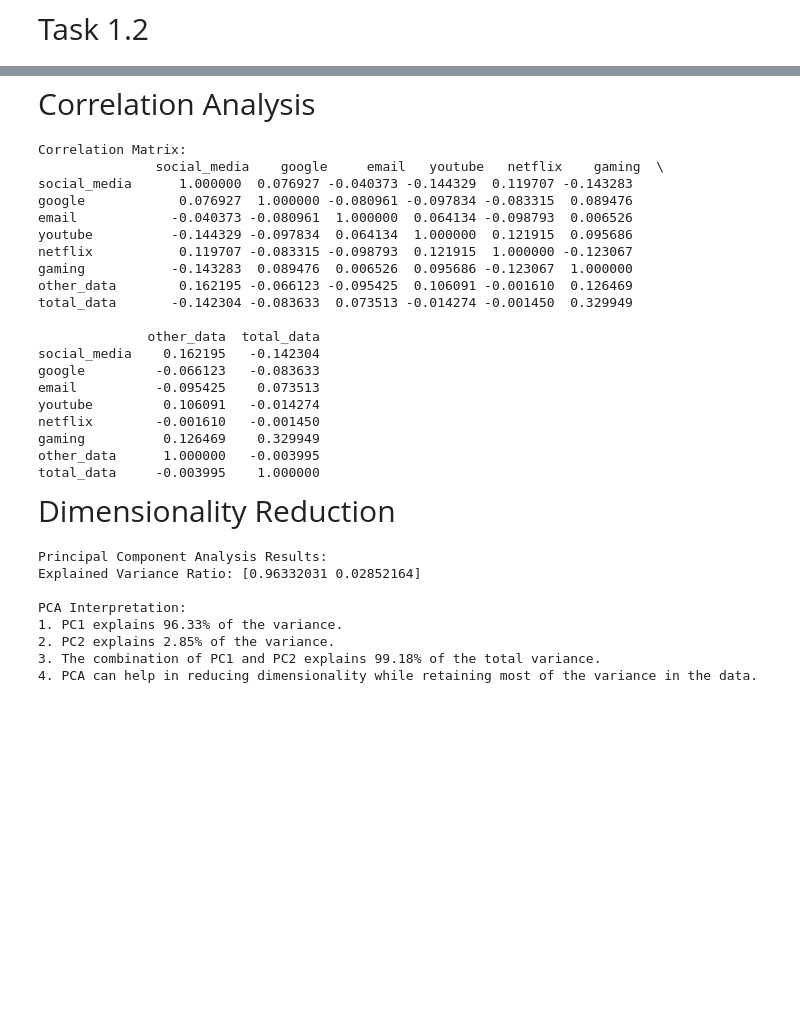
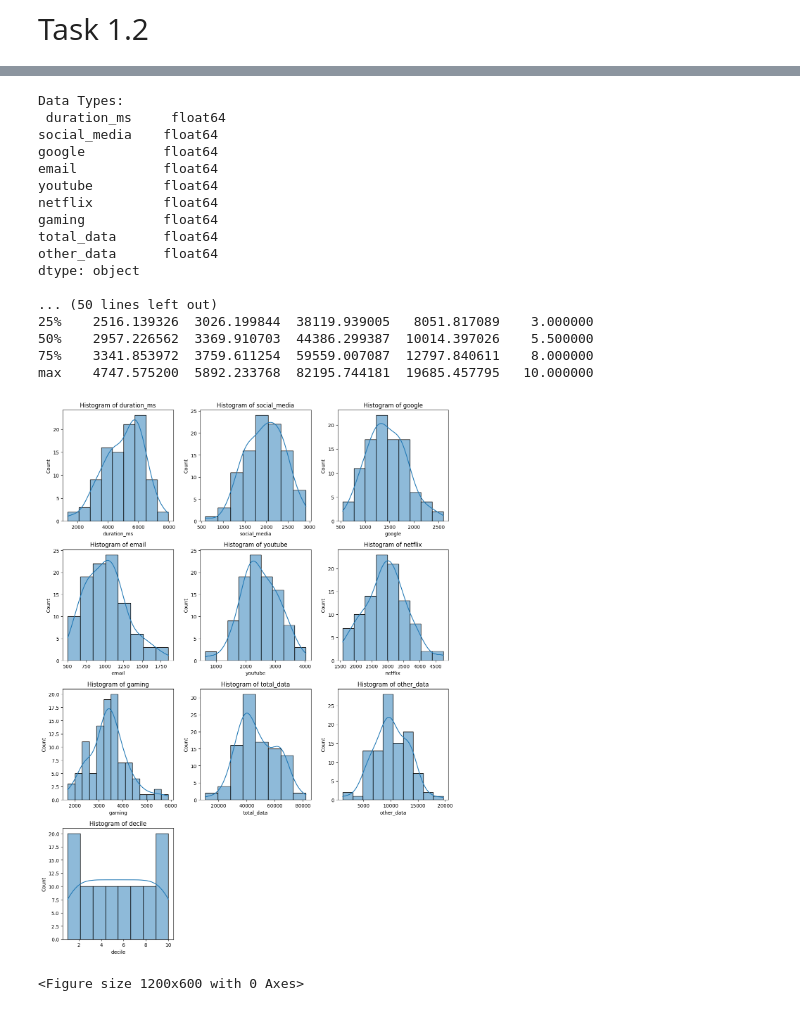
Before and after one commit to Wbam/Week-2, a Jupyter notebook: notebooks/UserOverviewanalysis.ipynb, the cells around one changed output, grey strips where cells are left out. Saved outputs shown, nothing was run; the diff lists cells and outputs as text; code cells hidden in the pictures; blank space fills up the shorter version.

```diff
--- a/notebooks/UserOverviewanalysis.ipynb
+++ b/notebooks/UserOverviewanalysis.ipynb
@@ -278,54 +44,26 @@ plt.show()
-# %% [markdown]
-<span style="font-size: 30px;">Correlation Analysis</span>
-# %%
-correlation_matrix = df[['social_media', 'google', 'email', 'youtube', 'netflix', 'gaming', 'other_data', 'total_data']].corr()
-print("\nCorrelation Matrix:\n", correlation_matrix)
-# %% [output]
-Correlation Matrix:
-               social_media    google     email   youtube   netflix    gaming  \
-social_media      1.000000  0.076927 -0.040373 -0.144329  0.119707 -0.143283
-google            0.076927  1.000000 -0.080961 -0.097834 -0.083315  0.089476
-email            -0.040373 -0.080961  1.000000  0.064134 -0.098793  0.006526
-youtube          -0.144329 -0.097834  0.064134  1.000000  0.121915  0.095686
-netflix           0.119707 -0.083315 -0.098793  0.121915  1.000000 -0.123067
-gaming           -0.143283  0.089476  0.006526  0.095686 -0.123067  1.000000
-other_data        0.162195 -0.066123 -0.095425  0.106091 -0.001610  0.126469
-total_data       -0.142304 -0.083633  0.073513 -0.014274 -0.001450  0.329949
-
-              other_data  total_data
-social_media    0.162195   -0.142304
-google         -0.066123   -0.083633
-email          -0.095425    0.073513
-youtube         0.106091   -0.014274
-netflix        -0.001610   -0.001450
-gaming          0.126469    0.329949
-other_data      1.000000   -0.003995
-total_data     -0.003995    1.000000
-# %% [markdown]
-<span style="font-size: 30px;"> Dimensionality Reduction</span>
-# %%
-pca = PCA(n_components=2)
-pca_result = pca.fit_transform(df[['social_media', 'google', 'email', 'youtube', 'netflix', 'gaming', 'other_data', 'total_data']])
-pca_df = pd.DataFrame(pca_result, columns=['PC1', 'PC2'])
-
-# Explained variance ratio
-explained_variance = pca.explained_variance_ratio_
-
-print("\nPrincipal Component Analysis Results:")
-print(f"Explained Variance Ratio: {explained_variance}")
-
-# Interpretation
-print("\nPCA Interpretation:")
-print("1. PC1 explains {:.2f}% of the variance.".format(explained_variance[0] * 100))
-print("2. PC2 explains {:.2f}% of the variance.".format(explained_variance[1] * 100))
-print("3. The combination of PC1 and PC2 explains {:.2f}% of the total variance.".format(sum(explained_variance) * 100))
-print("4. PCA can help in reducing dimensionality while retaining most of the variance in the data.")
-# %% [output]
-Principal Component Analysis Results:
-Explained Variance Ratio: [0.96332031 0.02852164]
-
-PCA Interpretation:
-1. PC1 explains 96.33% of the variance.
-2. PC2 explains 2.85% of the variance.
-3. The combination of PC1 and PC2 explains 99.18% of the total variance.
-4. PCA can help in reducing dimensionality while retaining most of the variance in the data.
+# %%
+from UserOverviewanalysis import generate_data, analyze_data
+
+df = generate_data()
+
+analyze_data(df)
+# %% [output]
+Data Types:
+ duration_ms     float64
+social_media    float64
+google          float64
+email           float64
+youtube         float64
+netflix         float64
+gaming          float64
+total_data      float64
+other_data      float64
+dtype: object
+
+... (50 lines left out)
+25%    2516.139326  3026.199844  38119.939005   8051.817089    3.000000
+50%    2957.226562  3369.910703  44386.299387  10014.397026    5.500000
+75%    3341.853972  3759.611254  59559.007087  12797.840611    8.000000
+max    4747.575200  5892.233768  82195.744181  19685.457795   10.000000
+[figure, added]
+<Figure size 1200x600 with 0 Axes>
```
Also changed, not shown: parts of 25 cells of this notebook, 1 other file.
